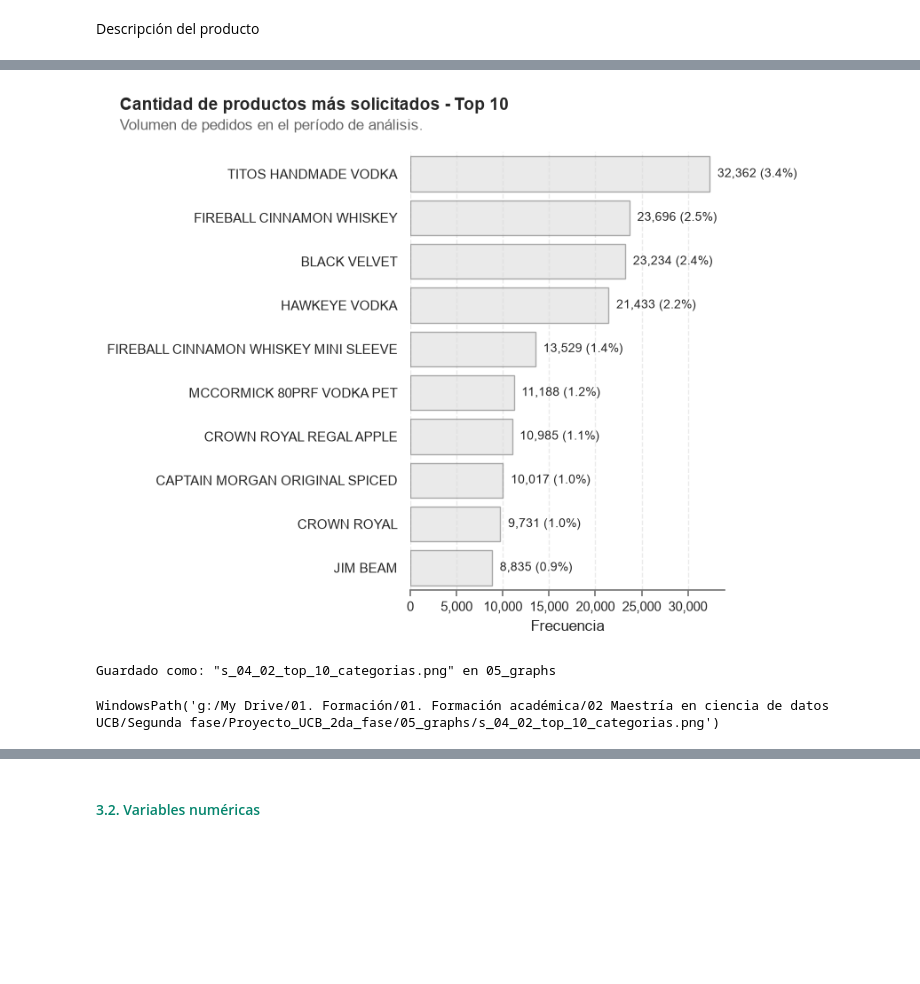
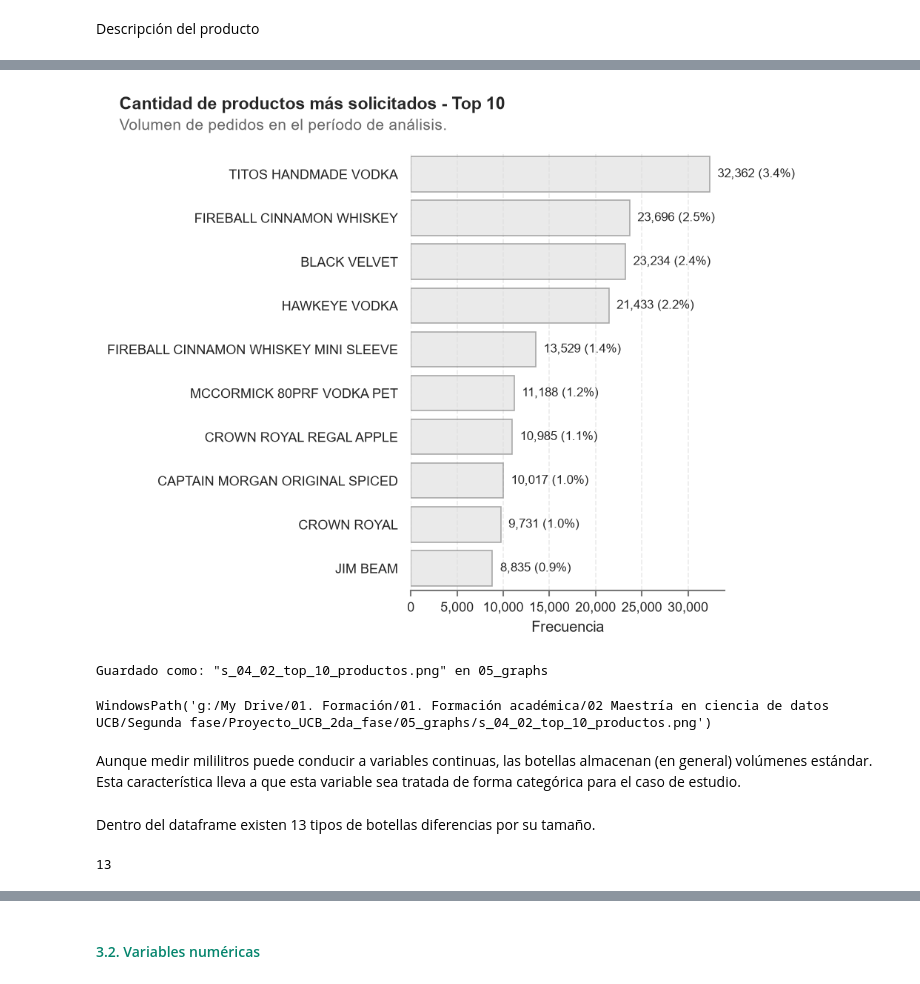
Before and after one commit to charliebrown007/Proyecto_UCB_2da_fase, a Jupyter notebook: 03_scripts/s_04_Fase_02.ipynb, the cells around one changed output, grey strips where cells are left out. Cells and saved outputs as stored; diff of their text form; code cells hidden in the pictures; blank space fills up the shorter version.

```diff
--- a/03_scripts/s_04_Fase_02.ipynb
+++ b/03_scripts/s_04_Fase_02.ipynb
@@ -108,13 +130,21 @@ Descripción del producto
 # %%
 plot_cat_function_01(
     df_param = df_01,
     column_param = 'im_desc',
     top_param = 10,
     suptitle_param = 'Cantidad de productos más solicitados - Top 10',
     text_param = 'Volumen de pedidos en el período de análisis.',
-    file_param = 's_04_02_top_10_categorias.png',
+    file_param = 's_04_02_top_10_productos.png',
     show_param = True )
 # %% [output]
-[figure, old version]
+[figure, new version]
-Guardado como: "s_04_02_top_10_categorias.png" en 05_graphs
+Guardado como: "s_04_02_top_10_productos.png" en 05_graphs
-WindowsPath('g:/My Drive/01. Formación/01. Formación académica/02 Maestría en ciencia de datos UCB/Segunda fase/Proyecto_UCB_2da_fase/05_graphs/s_04_02_top_10_categorias.png')
+WindowsPath('g:/My Drive/01. Formación/01. Formación académica/02 Maestría en ciencia de datos UCB/Segunda fase/Proyecto_UCB_2da_fase/05_graphs/s_04_02_top_10_productos.png')
+# %% [markdown]
+Aunque medir mililitros puede conducir a variables continuas, las botellas almacenan (en general) volúmenes estándar. Esta característica lleva a que esta variable sea tratada de forma categórica para el caso de estudio.
+# %% [markdown]
+Dentro del dataframe existen 13 tipos de botellas diferencias por su tamaño.
+# %%
+df_01.get_column('bottle_volume_ml').n_unique()
+# %% [output]
+13
```
Also changed, not shown: parts of 12 cells of this notebook, 7 other files.
